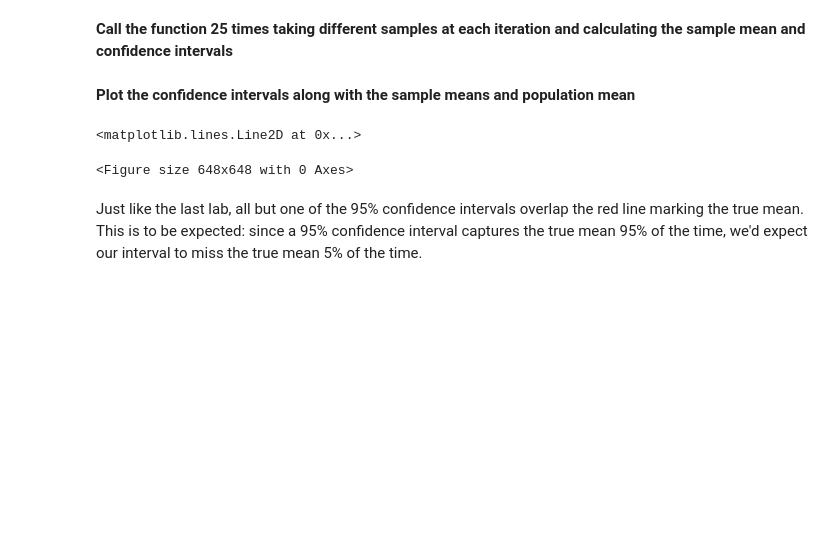
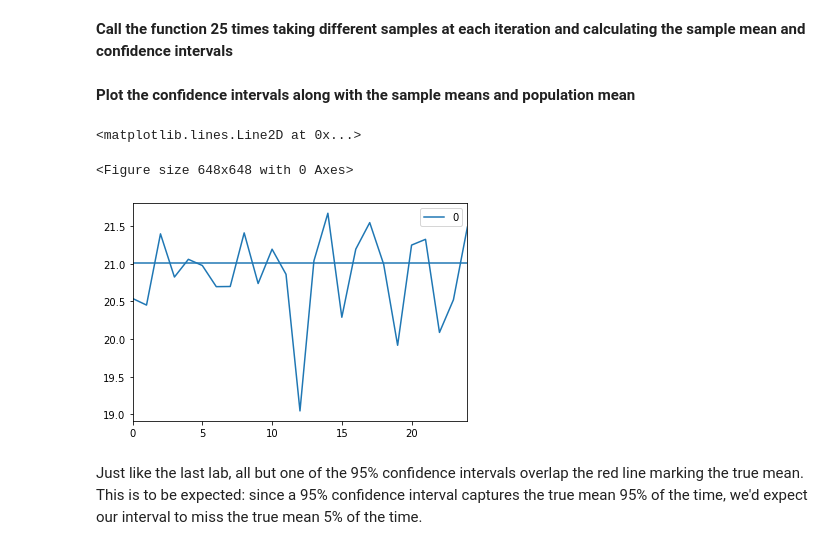
Before and after one commit to OsterMendel/dsc-intervals-with-t-distribution-lab-nyc-ds-021720, a Jupyter notebook: index.ipynb, the cells around one changed output. Drawn from its saved outputs; the diff is of its cells as text; code cells hidden in the pictures; blank space fills up the shorter version.

```diff
--- a/index.ipynb
+++ b/index.ipynb
@@ -186,13 +186,14 @@ for sample in range(25):
 # %%
 # Plot the confidence intervals with sample and population means
 plt.figure(figsize=(9,9))
 # Draw the mean and confidence interval for each sample
-pd.DataFrame(sample_means).plot()
+pd.DataFrame(sample_means).plot(kind=)
 # Draw the population mean
 plt.axhline(population_ages.mean())
 # %% [output]
 <matplotlib.lines.Line2D at 0x...>
 <Figure size 648x648 with 0 Axes>
+[figure, added]
 # %% [markdown]
 Just like the last lab, all but one of the 95% confidence intervals overlap the red line marking the true mean. This is to be expected: since a 95% confidence interval captures the true mean 95% of the time, we'd expect our interval to miss the true mean 5% of the time.
 # %% [markdown]
```
